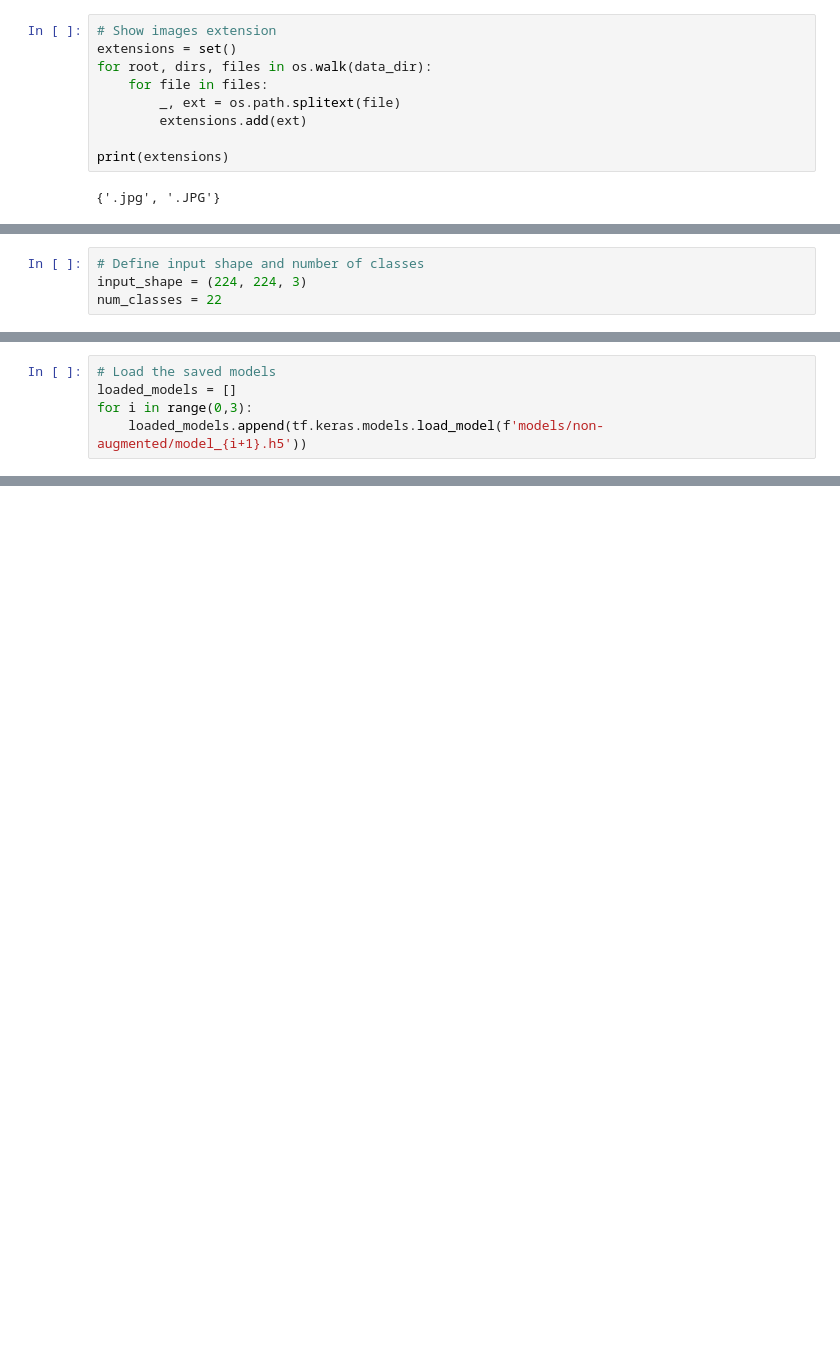
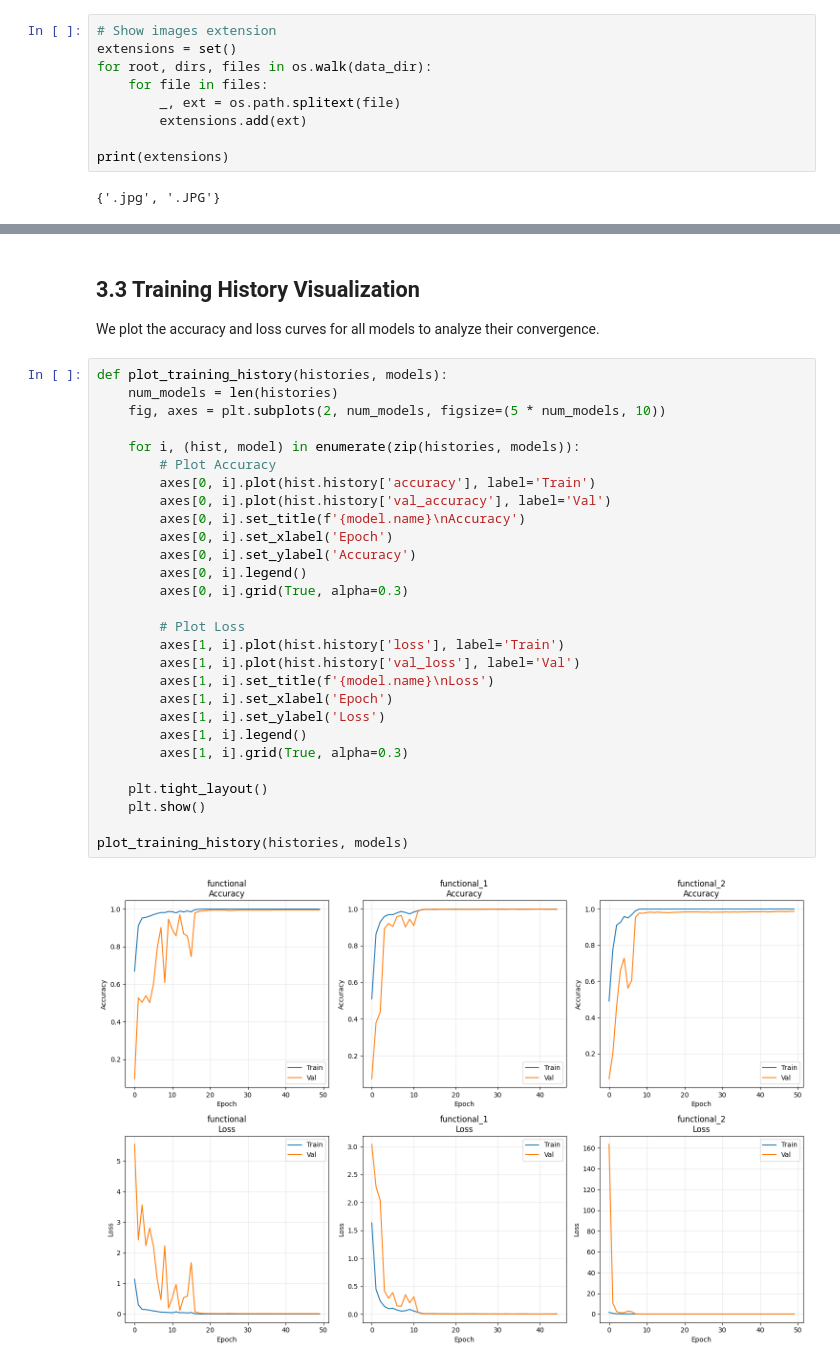
Before and after one commit to rizkiwijanarko/Wayang_Kulit_Characters_Classification_using_Ensemble_Learning_Majority_Voting, a Jupyter notebook: Wayang_Classification_using_Ensemble_Learning_With_InceptionV3,_EfficientNetB2,_and_ResNet101V2.ipynb, the cells around one changed output, grey strips where cells are left out. Cells and saved outputs as stored; diff of their text form; blank space fills up the shorter version.

```diff
--- a/Wayang_Classification_using_Ensemble_Learning_With_InceptionV3,_EfficientNetB2,_and_ResNet101V2.ipynb
+++ b/Wayang_Classification_using_Ensemble_Learning_With_InceptionV3,_EfficientNetB2,_and_ResNet101V2.ipynb
@@ -276,4 +139,0 @@ def create_pretrained_model(base_model, num_classes, freeze_layers=50):
-# %%
-# Define input shape and number of classes
-input_shape = (224, 224, 3)
-num_classes = 22
@@ -440,5 +139,0 @@ plt.show()
-# %%
-# Load the saved models
-loaded_models = []
-for i in range(0,3):
-    loaded_models.append(tf.keras.models.load_model(f'models/non-augmented/model_{i+1}.h5'))
@@ -587,0 +437,33 @@ F1-Score             1.0000
+# %% [markdown]
+## 3.3 Training History Visualization
+We plot the accuracy and loss curves for all models to analyze their convergence.
+# %%
+def plot_training_history(histories, models):
+    num_models = len(histories)
+    fig, axes = plt.subplots(2, num_models, figsize=(5 * num_models, 10))
+
+    for i, (hist, model) in enumerate(zip(histories, models)):
+        # Plot Accuracy
+        axes[0, i].plot(hist.history['accuracy'], label='Train')
+        axes[0, i].plot(hist.history['val_accuracy'], label='Val')
+        axes[0, i].set_title(f'{model.name}\nAccuracy')
+        axes[0, i].set_xlabel('Epoch')
+        axes[0, i].set_ylabel('Accuracy')
+        axes[0, i].legend()
+        axes[0, i].grid(True, alpha=0.3)
+
+        # Plot Loss
+        axes[1, i].plot(hist.history['loss'], label='Train')
+        axes[1, i].plot(hist.history['val_loss'], label='Val')
+        axes[1, i].set_title(f'{model.name}\nLoss')
+        axes[1, i].set_xlabel('Epoch')
+        axes[1, i].set_ylabel('Loss')
+        axes[1, i].legend()
+        axes[1, i].grid(True, alpha=0.3)
+
+    plt.tight_layout()
+    plt.show()
+
+plot_training_history(histories, models)
+# %% [output]
+[figure, added]
```
Also changed, not shown: parts of 55 cells of this notebook.
